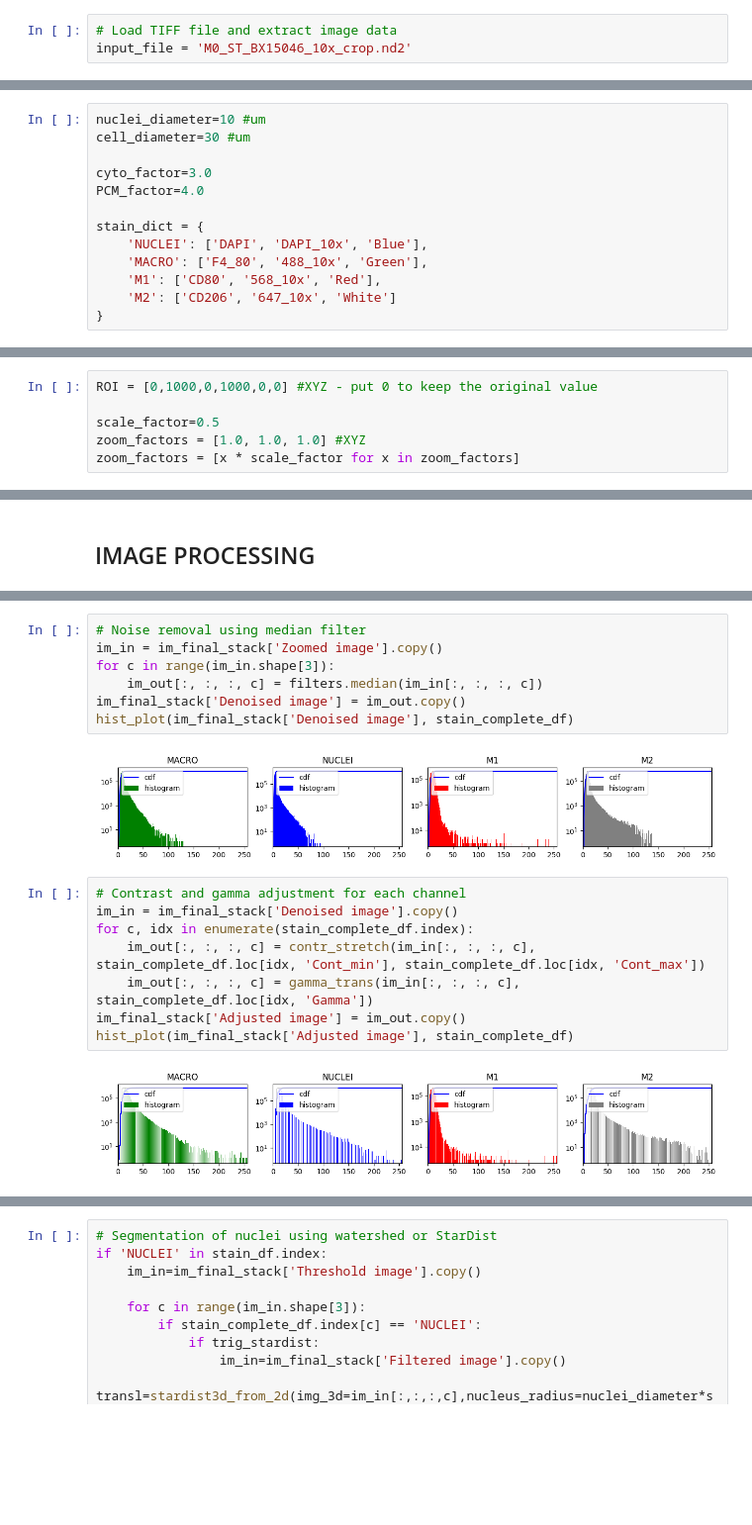
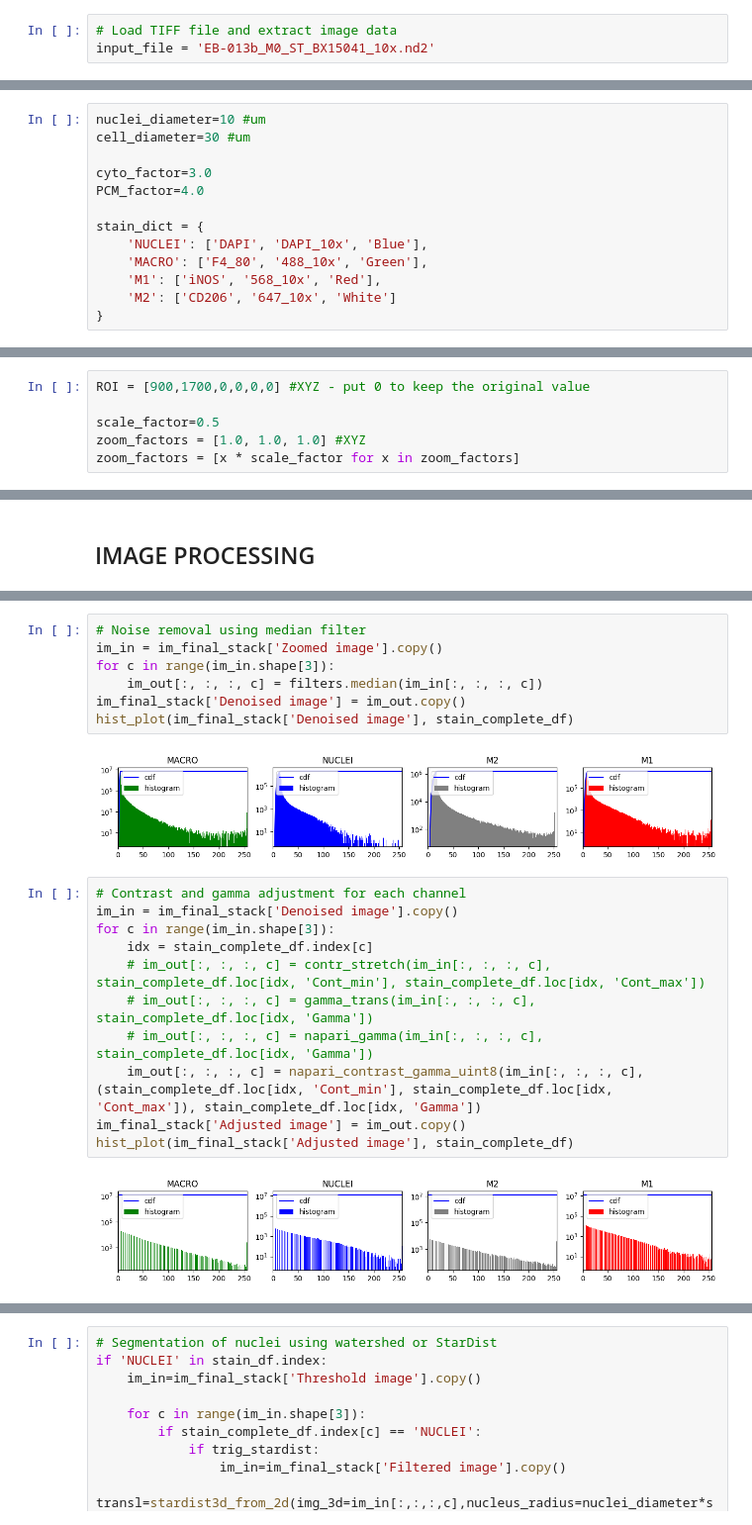
Before and after one commit to edoborgiani/napari_env-3D_fluo_segmentation, a Jupyter notebook: Fluo_3D_nuc_seg_v1.2.2.ipynb, the cells around one changed output, grey strips where cells are left out. Shown: that part at 99% size. Drawn from its saved outputs; the diff is of its cells as text; blank space fills up the shorter version.

```diff
--- a/Fluo_3D_nuc_seg_v1.2.2.ipynb
+++ b/Fluo_3D_nuc_seg_v1.2.2.ipynb
@@ -540,7 +616,7 @@ def merge_small_touching_labels(label_matrix, size_threshold, z_weight=2.0):
 ### File upload
 # %%
 # Load TIFF file and extract image data
-input_file = 'M0_ST_BX15046_10x_crop.nd2'
+input_file = 'EB-013b_M0_ST_BX15041_10x.nd2'
 # %%
 meta = AICSImage(input_file)
 img = meta.get_image_data("XYZ", T=0)
@@ -575,13 +654,13 @@ PCM_factor=4.0
 stain_dict = {
     'NUCLEI': ['DAPI', 'DAPI_10x', 'Blue'],
     'MACRO': ['F4_80', '488_10x', 'Green'],
-    'M1': ['CD80', '568_10x', 'Red'],
+    'M1': ['iNOS', '568_10x', 'Red'],
     'M2': ['CD206', '647_10x', 'White']
 }
 # %% [markdown]
 ### Image
 # %%
-ROI = [0,1000,0,1000,0,0] #XYZ - put 0 to keep the original value
+ROI = [900,1700,0,0,0,0] #XYZ - put 0 to keep the original value
 
 scale_factor=0.5
 zoom_factors = [1.0, 1.0, 1.0] #XYZ
@@ -749,14 +831,17 @@ for c in range(im_in.shape[3]):
 im_final_stack['Denoised image'] = im_out.copy()
 hist_plot(im_final_stack['Denoised image'], stain_complete_df)
 # %% [output]
-[figure, old version]
+[figure, new version]
 # %%
 # Contrast and gamma adjustment for each channel
 im_in = im_final_stack['Denoised image'].copy()
-for c, idx in enumerate(stain_complete_df.index):
-    im_out[:, :, :, c] = contr_stretch(im_in[:, :, :, c], stain_complete_df.loc[idx, 'Cont_min'], stain_complete_df.loc[idx, 'Cont_max'])
-    im_out[:, :, :, c] = gamma_trans(im_in[:, :, :, c], stain_complete_df.loc[idx, 'Gamma'])
+for c in range(im_in.shape[3]):
+    idx = stain_complete_df.index[c]
+    # im_out[:, :, :, c] = contr_stretch(im_in[:, :, :, c], stain_complete_df.loc[idx, 'Cont_min'], stain_complete_df.loc[idx, 'Cont_max'])
+    # im_out[:, :, :, c] = gamma_trans(im_in[:, :, :, c], stain_complete_df.loc[idx, 'Gamma'])
+    # im_out[:, :, :, c] = napari_gamma(im_in[:, :, :, c], stain_complete_df.loc[idx, 'Gamma'])
+    im_out[:, :, :, c] = napari_contrast_gamma_uint8(im_in[:, :, :, c], (stain_complete_df.loc[idx, 'Cont_min'], stain_complete_df.loc[idx, 'Cont_max']), stain_complete_df.loc[idx, 'Gamma'])
 im_final_stack['Adjusted image'] = im_out.copy()
 hist_plot(im_final_stack['Adjusted image'], stain_complete_df)
 # %% [output]
-[figure, old version]
+[figure, new version]
```
Also changed, not shown: parts of 18 cells of this notebook.
